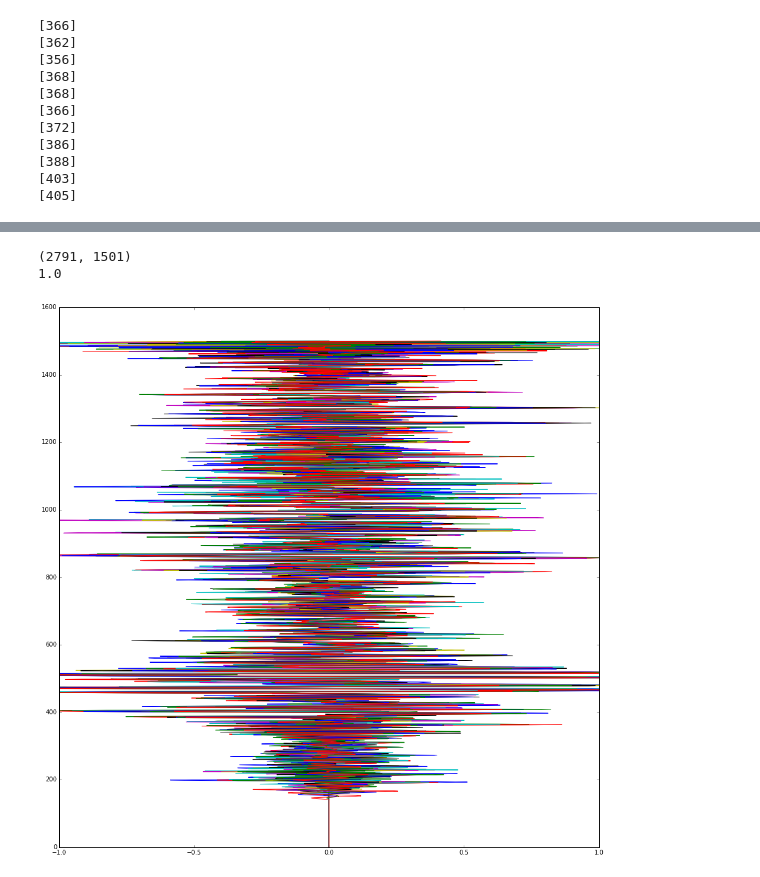
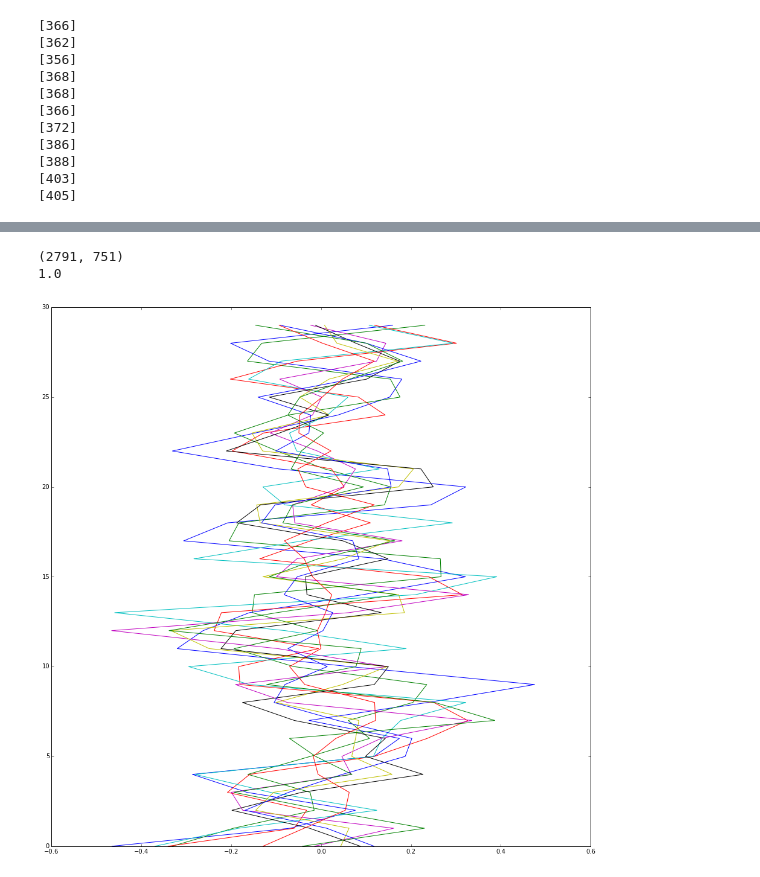
Before and after one commit to LukasMosser/Tracer, a Jupyter notebook: Level Test.ipynb, the cells around one changed output, grey strips where cells are left out. Saved outputs shown, nothing was run; the diff lists cells and outputs as text; code cells hidden in the pictures.

```diff
--- a/Level Test.ipynb
+++ b/Level Test.ipynb
@@ -85,12 +85,12 @@ import matplotlib.pyplot as plt
 # %%
 fig = plt.figure(figsize=(16,16))
 ax = fig.add_subplot(111)
 print surv.data.shape
 print max(surv.data.flatten())
 for i in range(10):
-    ax.plot(surv.data[i, :], range(len(surv.data[i, :])))
+    ax.plot(surv.data[i, 100:130], range(len(surv.data[i, 100:130])))
 plt.show()
 # %% [output]
-(2791, 1501)
+(2791, 751)
 1.0
-[figure, old version]
+[figure, new version]
```
Also changed, not shown: parts of 1 cell of this notebook, 2 other files.
